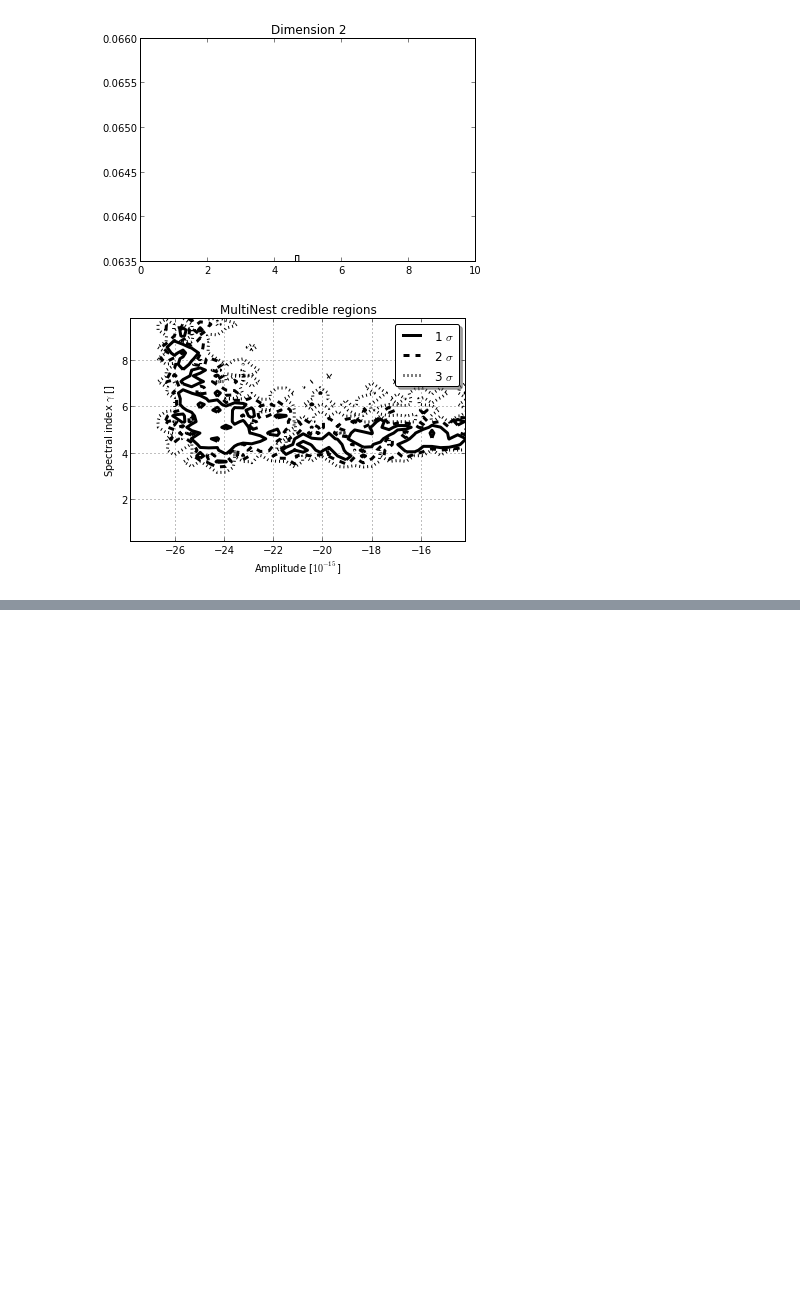
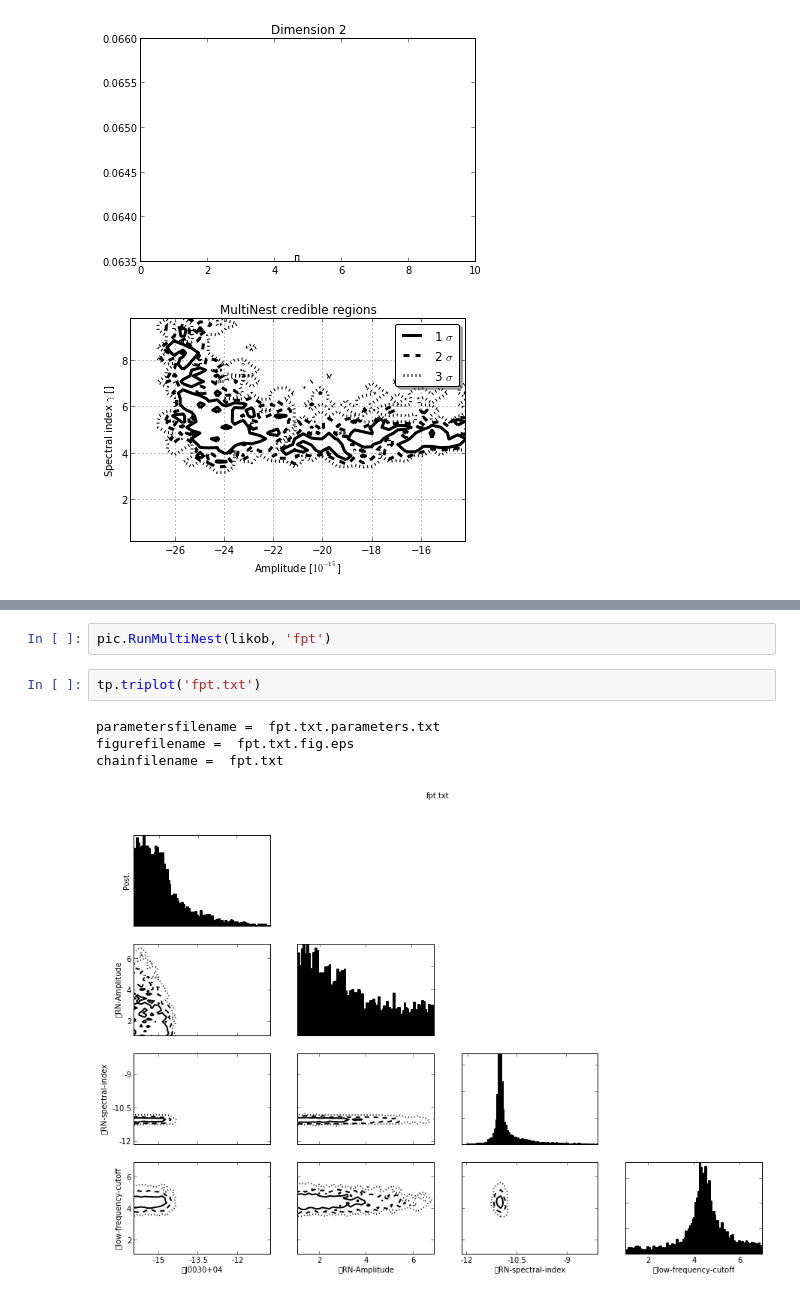
Before and after one commit to vhaasteren/piccard, a Jupyter notebook: piccard-demo.ipynb, the cells around one changed output, grey strips where cells are left out. Drawn from its saved outputs; the diff is of its cells as text; blank space fills up the shorter version.

```diff
--- a/piccard-demo.ipynb
+++ b/piccard-demo.ipynb
@@ -109,0 +129,9 @@ reload(pic)
+# %%
+pic.RunMultiNest(likob, 'fpt')
+# %%
+tp.triplot('fpt.txt')
+# %% [output]
+parametersfilename =  fpt.txt.parameters.txt
+figurefilename =  fpt.txt.fig.eps
+chainfilename =  fpt.txt
+[figure, added]
```
Also changed, not shown: parts of 9 cells of this notebook, 1 other file.
